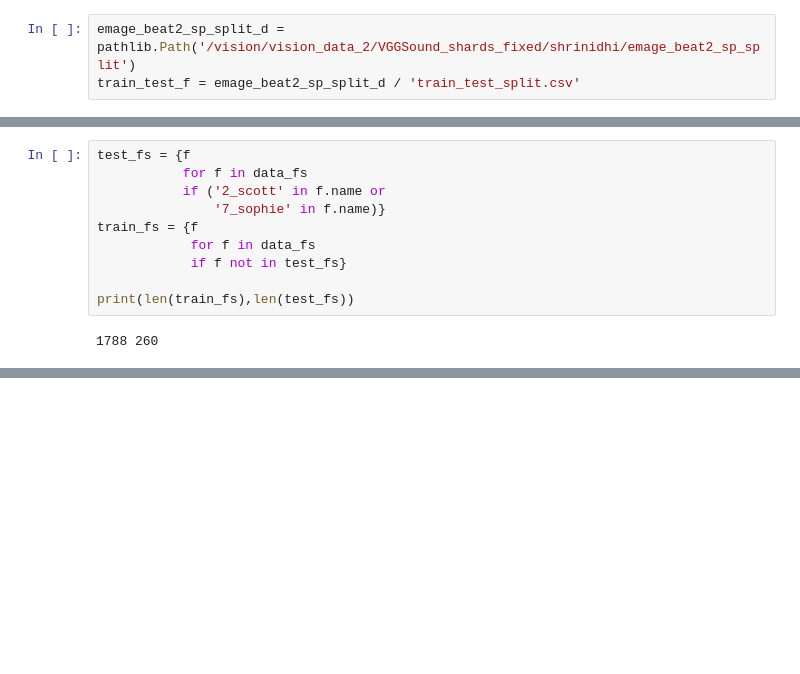
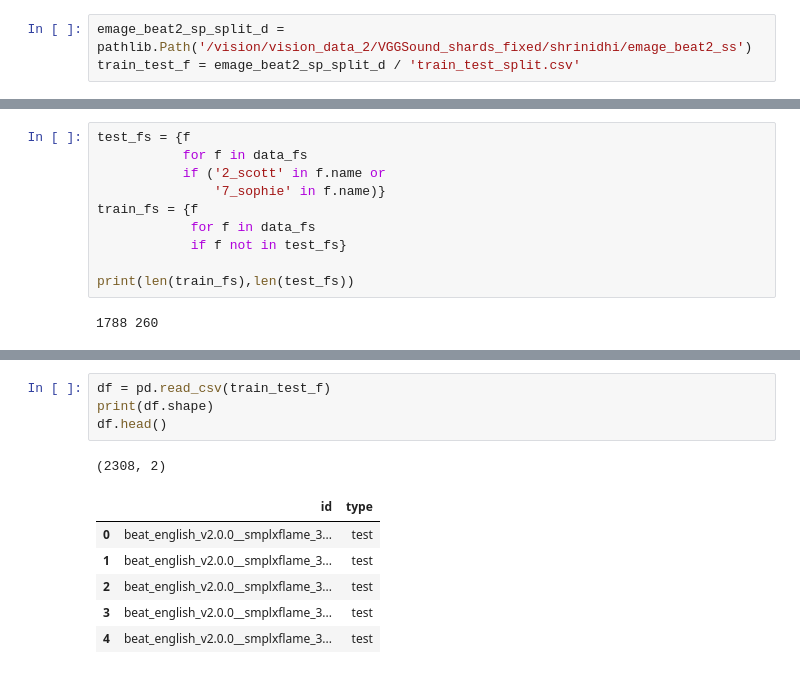
Before and after one commit to klshrinidhi/PantoMatrix, a Jupyter notebook: create_amass30_beat2.ipynb, the cells around one changed output, grey strips where cells are left out. Drawn from its saved outputs; the diff is of its cells as text; blank space fills up the shorter version.

```diff
--- a/create_amass30_beat2.ipynb
+++ b/create_amass30_beat2.ipynb
@@ -525,3 +516,3 @@ plt.show()
 # %%
-emage_beat2_sp_split_d = pathlib.Path('/vision/vision_data_2/VGGSound_shards_fixed/shrinidhi/emage_beat2_sp_split')
+emage_beat2_sp_split_d = pathlib.Path('/vision/vision_data_2/VGGSound_shards_fixed/shrinidhi/emage_beat2_ss')
 train_test_f = emage_beat2_sp_split_d / 'train_test_split.csv'
@@ -573,0 +554,12 @@ print(len(train_fs),len(test_fs))
+# %%
+df = pd.read_csv(train_test_f)
+print(df.shape)
+df.head()
+# %% [output]
+(2308, 2)
+|  | id | type |
+| 0 | beat_english_v2.0.0__smplxflame_3... | test |
+| 1 | beat_english_v2.0.0__smplxflame_3... | test |
+| 2 | beat_english_v2.0.0__smplxflame_3... | test |
+| 3 | beat_english_v2.0.0__smplxflame_3... | test |
+| 4 | beat_english_v2.0.0__smplxflame_3... | test |
```
Also changed, not shown: parts of 12 cells of this notebook.
